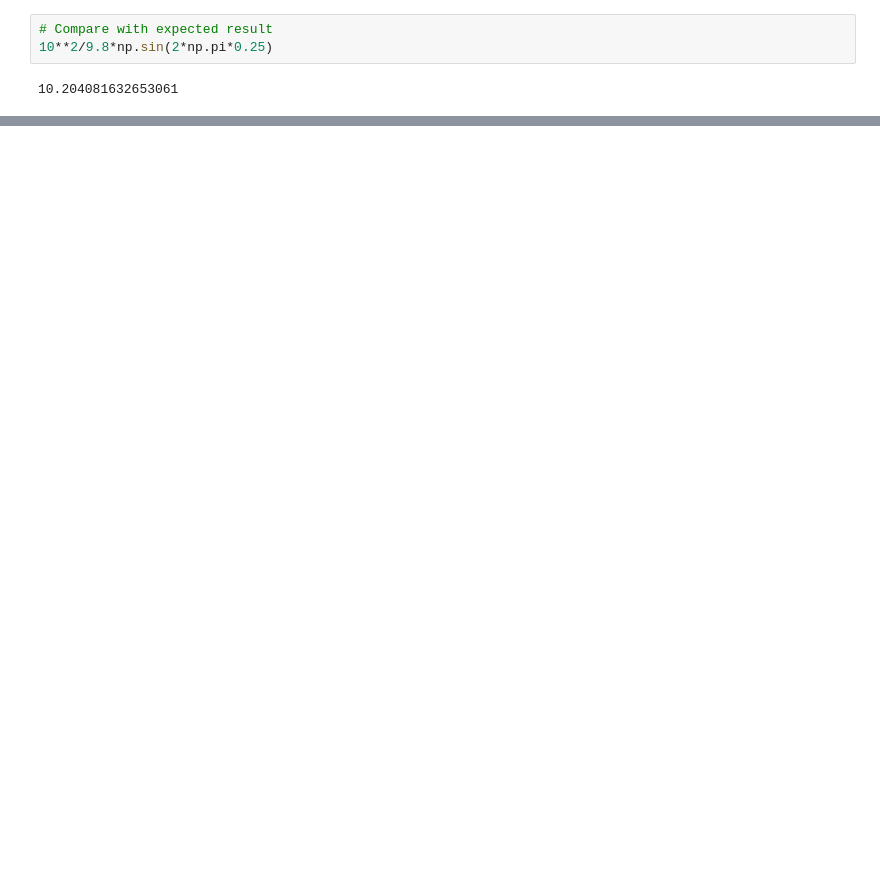
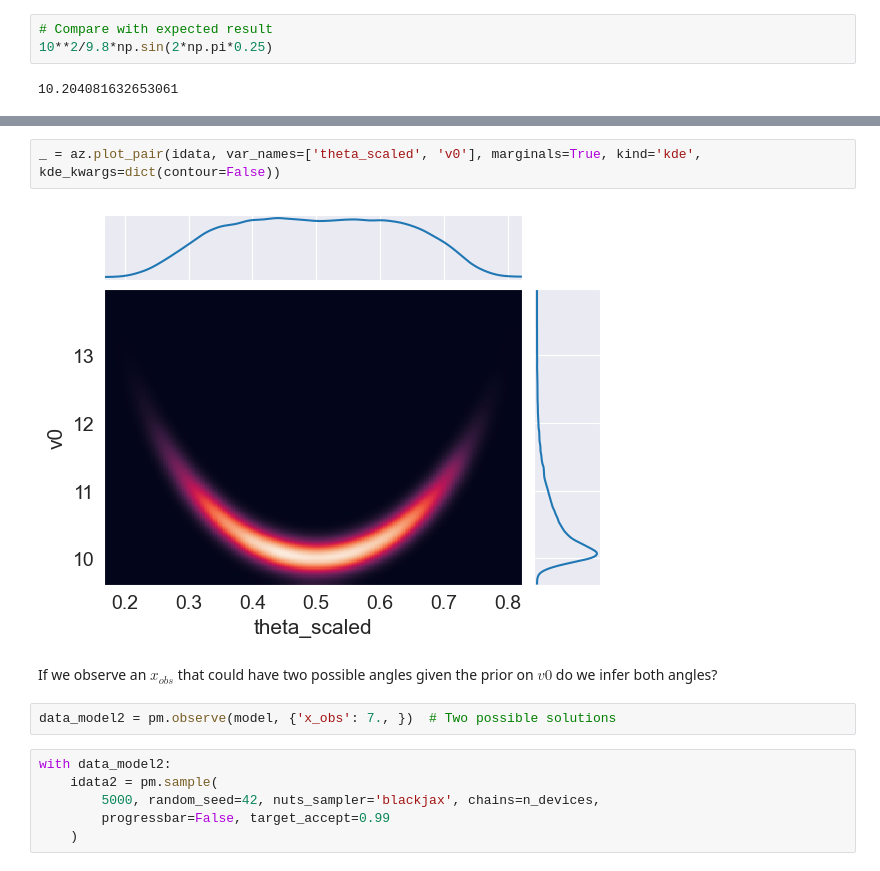
Before and after one commit to mattmcd/PyBayes, a Jupyter notebook: scripts/journal_20250513_projectile.ipynb, the cells around one changed output, grey strips where cells are left out. Saved outputs shown, nothing was run; the diff lists cells and outputs as text; blank space fills up the shorter version.

Commit message:
PyMC projectile motion - two angle inference

```diff
--- a/scripts/journal_20250513_projectile.ipynb
+++ b/scripts/journal_20250513_projectile.ipynb
@@ -97,0 +97,14 @@ az.plot_posterior(idata, ['theta_scaled'])
+# %%
+_ = az.plot_pair(idata, var_names=['theta_scaled', 'v0'], marginals=True, kind='kde', kde_kwargs=dict(contour=False))
+# %% [output]
+[figure, added]
+# %% [markdown]
+If we observe an $x_{obs}$ that could have two possible angles given the prior on $v0$ do we infer both angles?
+# %%
+data_model2 = pm.observe(model, {'x_obs': 7., })  # Two possible solutions
+# %%
+with data_model2:
+    idata2 = pm.sample(
+        5000, random_seed=42, nuts_sampler='blackjax', chains=n_devices,
+        progressbar=False, target_accept=0.99
+    )
```
Also changed, not shown: parts of 13 cells of this notebook.
